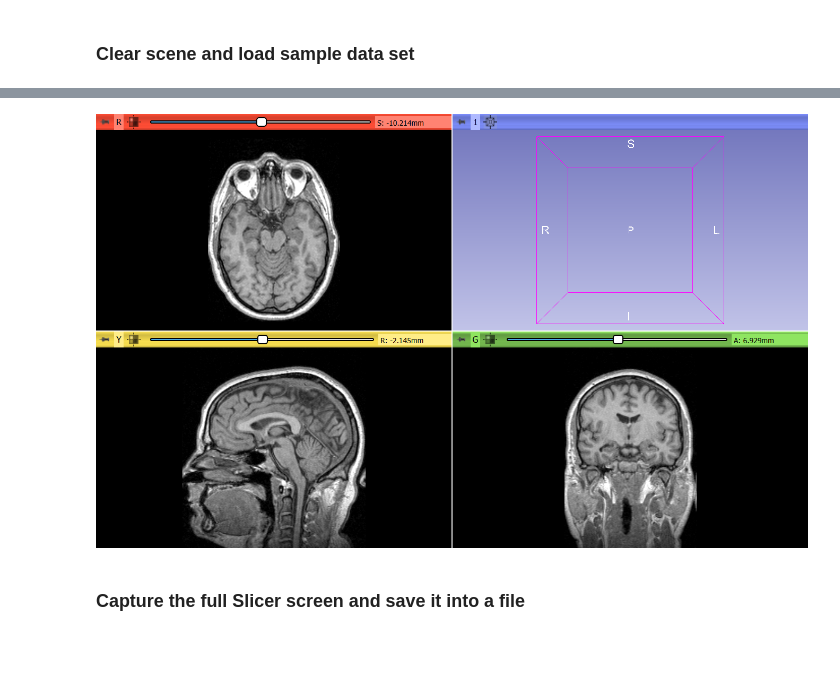
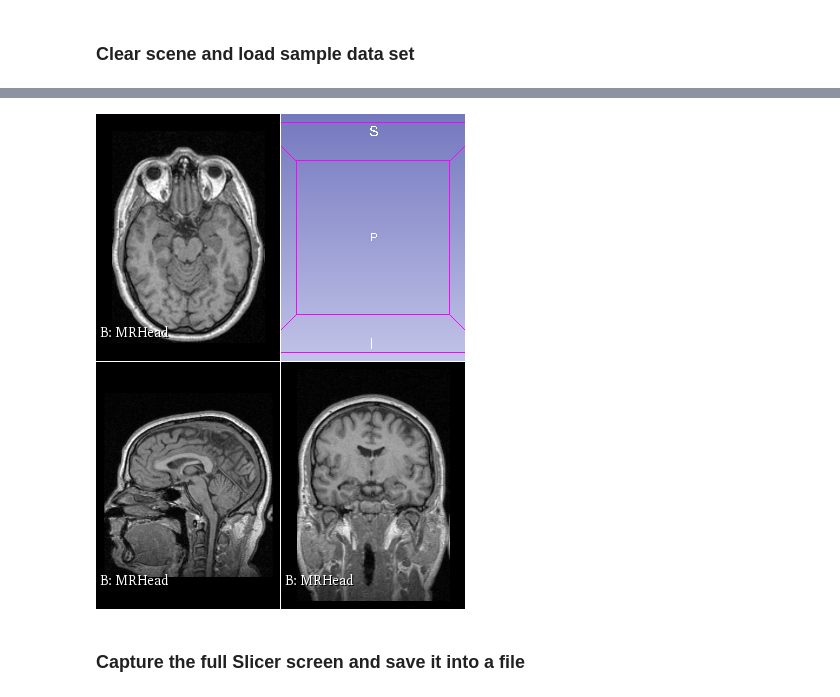
Before and after one commit to Slicer/SlicerNotebooks, a Jupyter notebook: 01_Data_Loading_and_Visualization.ipynb, the cells around one changed output, grey strips where cells are left out. Drawn from its saved outputs; the diff is of its cells as text; code cells hidden in the pictures; blank space fills up the shorter version.

Commit message:
Update notebooks to support python 3 and use latest slicer.nb api

```diff
--- a/01_Data_Loading_and_Visualization.ipynb
+++ b/01_Data_Loading_and_Visualization.ipynb
@@ -20,9 +21,9 @@ slicer.app.layoutManager().setLayout(slicer.vtkMRMLLayoutNode.SlicerLayoutFourUp
 <b>Load finished</b>
 # %%
 # Display views
-display()
+slicer.nb.displayViews()
 # %% [output]
-[figure, old version]
+[figure, new version]
 # %% [markdown]
 ### Capture the full Slicer screen and save it into a file
 # %%
```
Also changed, not shown: parts of 6 cells of this notebook.
